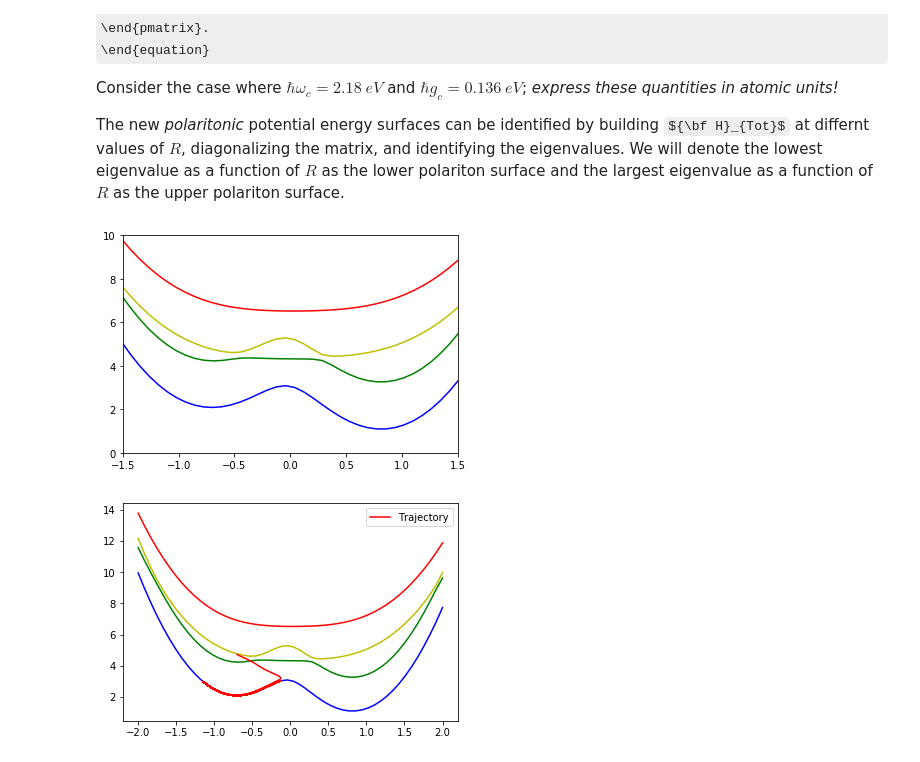
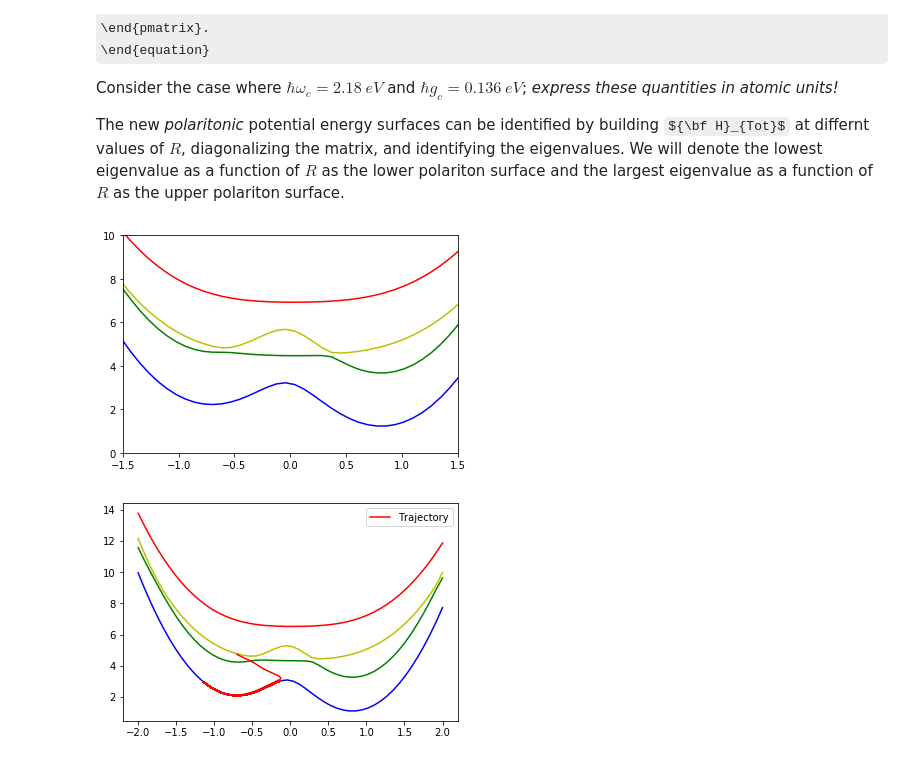
Before and after one commit to FoleyLab/PyCQED, a Jupyter notebook: Polariton_Hamiltonian-V1.ipynb, the cells around one changed output. Saved outputs shown, nothing was run; the diff lists cells and outputs as text; code cells hidden in the pictures; some formulas as TeX source.

```diff
--- a/Polariton_Hamiltonian-V1.ipynb
+++ b/Polariton_Hamiltonian-V1.ipynb
@@ -549,9 +549,9 @@ def Erhenfest(r_curr, v_curr, mass, D, Hp, Hep, Hel, gamma, gam_deph, dr, dt):
 # %%
 from numpy import linalg as LA
 ### hbar omega_c in atomic units
-omc = 2.18/27.211
+omc = 2.45/27.211
 ### hbar g_c in atomic units
-gc = 0.136/27.211
+gc = 0.1/27.211
 
 ### form empty arrays for lower and upper polariton surface
 PPES = np.zeros((len(rlist),4))
@@ -574,34 +574,34 @@ for i in range(0,len(rlist)):
     #Htot[1][1] = PES[1] + 0.5 * omc
     tmpH = np.copy(Htot)
     vals, vecs = LA.eig(Htot)
     idx = vals.argsort()[::1]
     vals = vals[idx]
     for j in range(0,4):
         PPES[i,j] = vals[j]
 
 
 
 ### form spline for LP surface
 #LP_spline = InterpolatedUnivariateSpline(rlist, LP, k=3)
 #FLP_spline = LP_spline.derivative()
 
 ### form spline for excited-state surface
 #UP_spline = InterpolatedUnivariateSpline(rlist, UP, k=3)
 #FUP_spline = UP_spline.derivative()
 
 
 plt.plot(rlist, 27.211*PPES[:,0], 'b')
 plt.plot(rlist, 27.211*PPES[:,1], 'g')
 plt.plot(rlist, 27.211*PPES[:,2], 'y')
 plt.plot(rlist, 27.211*PPES[:,3], 'r')
 #plt.plot(rlist, 27.211*LP_spline(rlist), 'b--')
 #plt.plot(rlist, 27.211*UP, 'r*')
 #plt.plot(rlist, 27.211*UP_spline(rlist), 'r--')
 plt.xlim(-1.5,1.5)
 plt.ylim(0,10)
 plt.show()
 # %% [output]
-[figure, old version]
+[figure, new version]
 # %%
 dt = 0.75
 N_time = 500000
```
Also changed, not shown: 1 other file.
